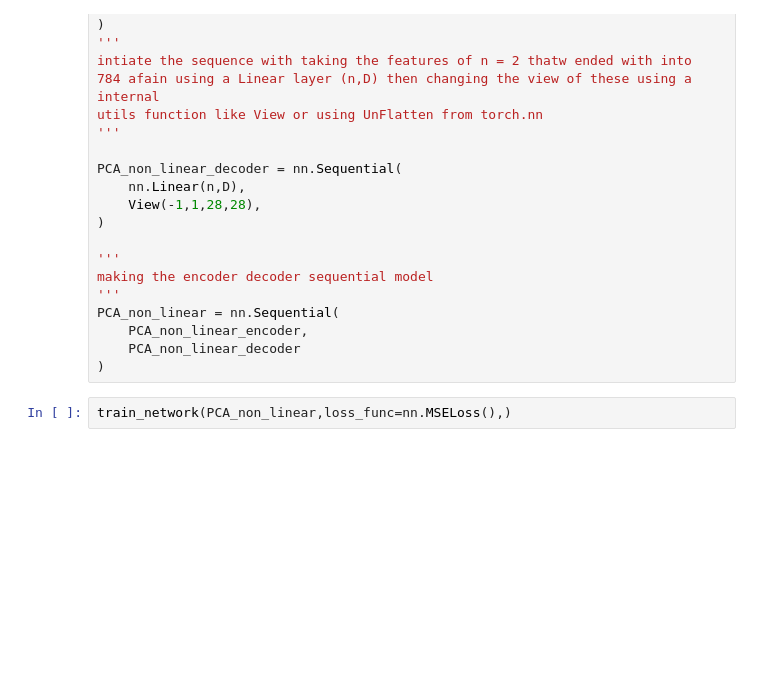
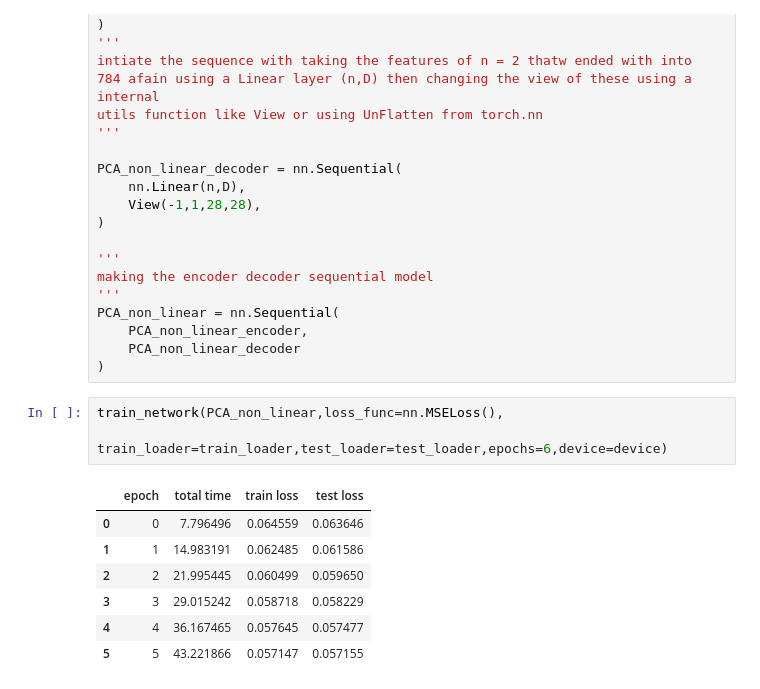
Before and after one commit to Amr-Abdellatif/simple-nonlinear-PCA, a Jupyter notebook: main.ipynb, the cells around one changed output. Cells and saved outputs as stored; diff of their text form; blank space fills up the shorter version.

```diff
--- a/main.ipynb
+++ b/main.ipynb
@@ -72,4 +82,13 @@ PCA_non_linear = nn.Sequential(
     PCA_non_linear_decoder
 )
 # %%
-train_network(PCA_non_linear,loss_func=nn.MSELoss(),)
+train_network(PCA_non_linear,loss_func=nn.MSELoss(),
+            train_loader=train_loader,test_loader=test_loader,epochs=6,device=device)
+# %% [output]
+|  | epoch | total time | train loss | test loss |
+| 0 | 0 | 7.796496 | 0.064559 | 0.063646 |
+| 1 | 1 | 14.983191 | 0.062485 | 0.061586 |
+| 2 | 2 | 21.995445 | 0.060499 | 0.059650 |
+| 3 | 3 | 29.015242 | 0.058718 | 0.058229 |
+| 4 | 4 | 36.167465 | 0.057645 | 0.057477 |
+| 5 | 5 | 43.221866 | 0.057147 | 0.057155 |
```
Also changed, not shown: parts of 7 cells of this notebook.
